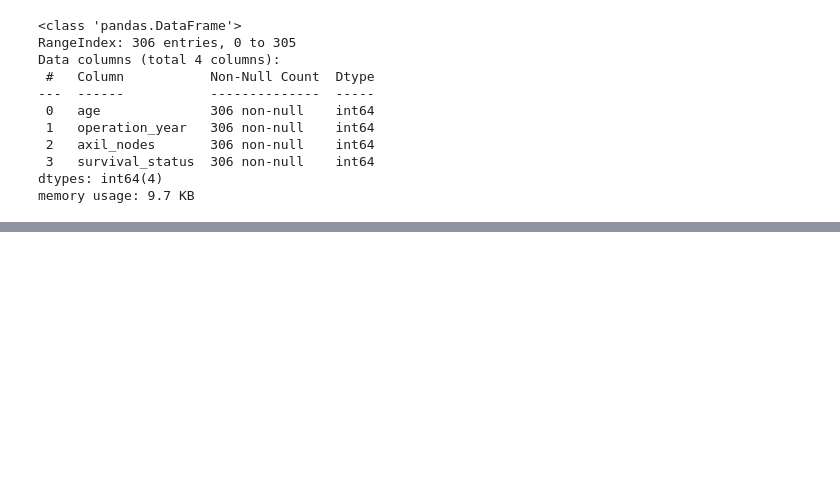
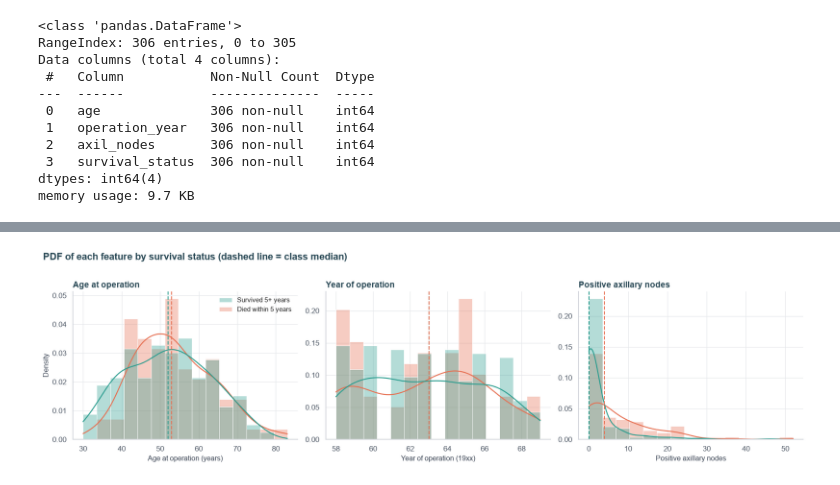
Before and after one commit to NabilaTarannum/Data_Analysis, a Jupyter notebook: Haberman.ipynb, the cells around one changed output, grey strips where cells are left out. Saved outputs shown, nothing was run; the diff lists cells and outputs as text; code cells hidden in the pictures; blank space fills up the shorter version.

```diff
--- a/Haberman.ipynb
+++ b/Haberman.ipynb
@@ -694,0 +251,16 @@ plt.show()
+# %%
+fig, axes = plt.subplots(1, 3, figsize=(16, 4.4))
+for k, (ax, feature) in enumerate(zip(axes, FEATURES)):
+    sns.histplot(data=haberman, x=feature, hue=TARGET, hue_order=ORDER, palette=PALETTE, stat="density",
+                 common_norm=False, kde=True, bins=15, alpha=0.35, edgecolor="white", linewidth=0.6,
+                 legend=(k == 0), ax=ax)
+    for status in ORDER:
+        median = haberman.loc[haberman[TARGET] == status, feature].median()
+        ax.axvline(median, color=PALETTE[status], linestyle="--", linewidth=1.4)
+    ax.set(title=FEATURE_LABEL[feature].split(" (")[0], xlabel=FEATURE_LABEL[feature], ylabel="Density" if k == 0 else "")
+nice_legend(axes[0].get_legend())
+headline(fig, "PDF of each feature by survival status (dashed line = class median)")
+plt.tight_layout()
+plt.show()
+# %% [output]
+[figure, added]
```
Also changed, not shown: parts of 134 cells of this notebook, 3 other files.
